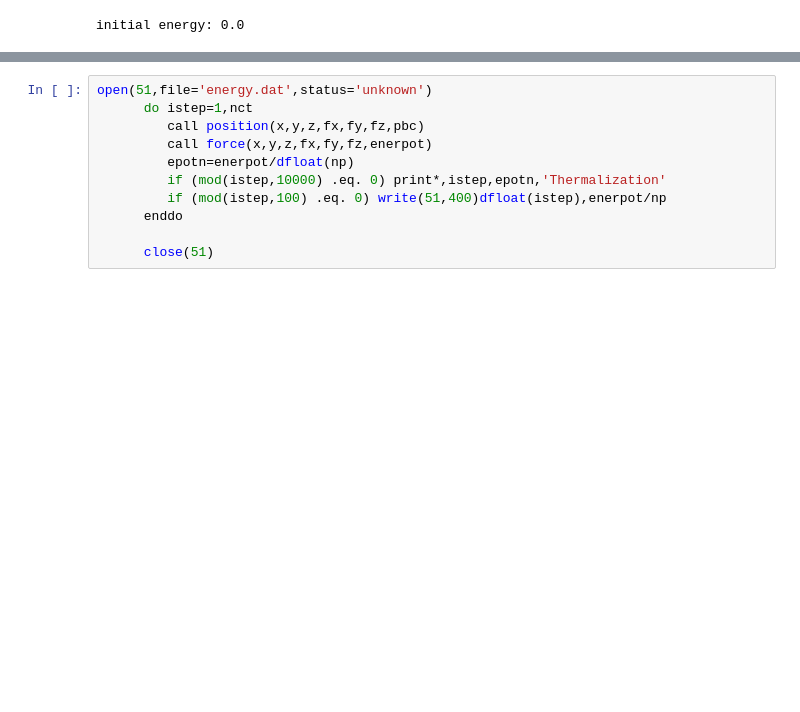
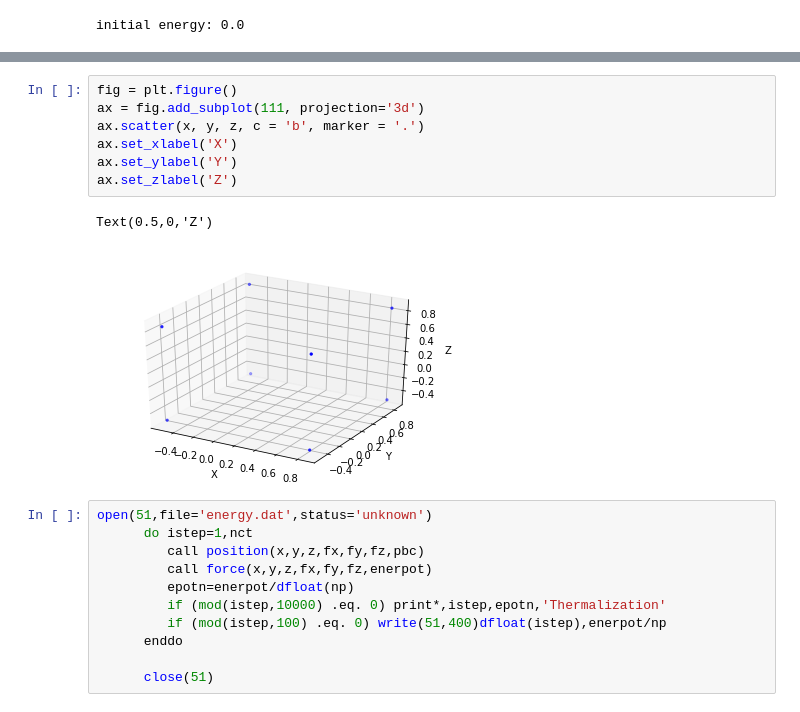
Before and after one commit to Pagutri/HardSphere, a Jupyter notebook: BrownianDynamics.ipynb, the cells around one changed output, grey strips where cells are left out. Saved outputs shown, nothing was run; the diff lists cells and outputs as text; blank space fills up the shorter version.

```diff
--- a/BrownianDynamics.ipynb
+++ b/BrownianDynamics.ipynb
@@ -158,3 +148,13 @@ KeyboardInterrupt:
+# %%
+fig = plt.figure()
+ax = fig.add_subplot(111, projection='3d')
+ax.scatter(x, y, z, c = 'b', marker = '.')
+ax.set_xlabel('X')
+ax.set_ylabel('Y')
+ax.set_zlabel('Z')
+# %% [output]
+Text(0.5,0,'Z')
+[figure, added]
 # %%
 open(51,file='energy.dat',status='unknown')
       do istep=1,nct
```
Also changed, not shown: parts of 4 cells of this notebook.
